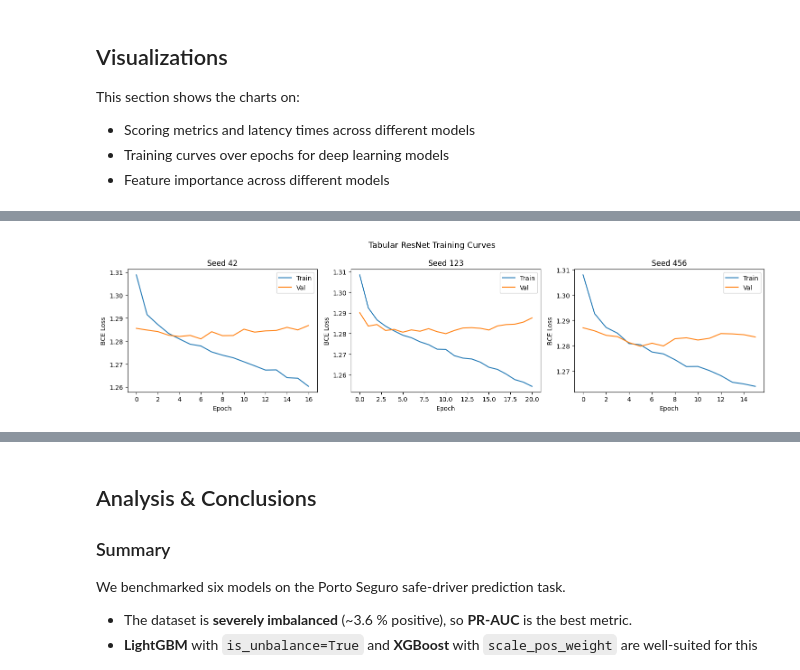
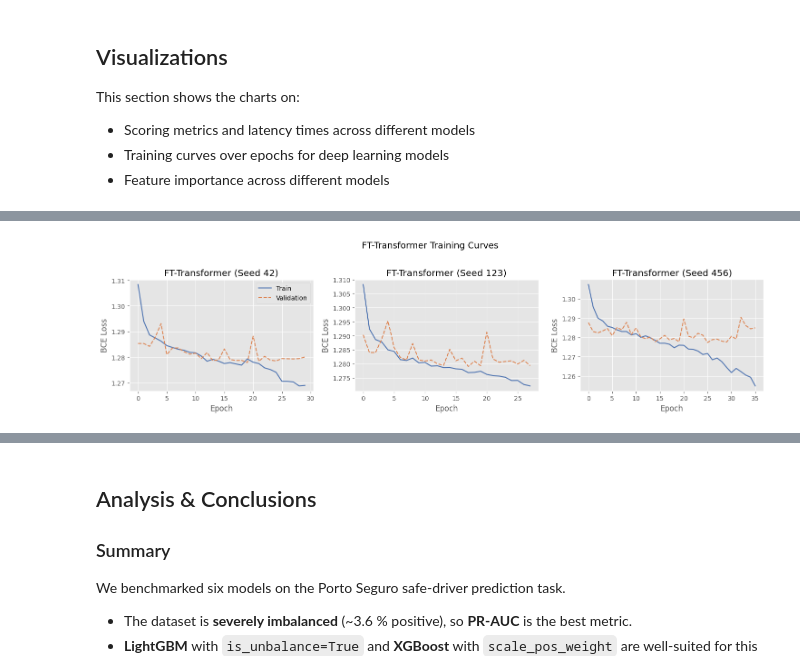
Before and after one commit to yongseng87/DSS5104-Assignment-2, a Jupyter notebook: dataset3_porto_seguro_goris.ipynb, the cells around one changed output, grey strips where cells are left out. Drawn from its saved outputs; the diff is of its cells as text; code cells hidden in the pictures.

```diff
--- a/dataset3_porto_seguro_goris.ipynb
+++ b/dataset3_porto_seguro_goris.ipynb
@@ -1455,8 +1470,15 @@ for seed in SEEDS:
     timer.stop("train")
 
     timer.start("inference")
-    preds = m.predict(X_te_all)
+
+    # Tuning for best F1 threshold since RF doesn't output well-calibrated probabilities
     probs = m.predict_proba(X_te_all)[:, 1]
+    thresholds = np.linspace(0, 1, 50)
+    f1_scores = [f1_score(y_test_ps, (probs > t).astype(int)) for t in thresholds]
+    best_t = thresholds[np.argmax(f1_scores)]
+    preds = (probs > best_t).astype(int)
+    best_f1 = max(f1_scores)
+
     timer.stop("inference")
 
     batch_latency = timer.get_total("inference")
@@ -1472,6 +1494,6 @@ for seed in SEEDS:
         'f1': f1})
 
     rf_model_last = m
-    print(f"  Seed {seed}: Acc={acc:.4f}, AUC={auc:.4f}, PR-AUC={pr_auc:.4f}, F1={f1:.4f}, batch latency={batch_latency:.2f}s, per-sample latency={per_sample_latency:.3g}s ")
+    print(f"  Seed {seed}: Acc={acc:.4f}, AUC={auc:.4f}, PR-AUC={pr_auc:.4f}, F1={f1:.4f} (thr={best_t:.2f}), batch latency={batch_latency:.2f}s, per-sample latency={per_sample_latency:.3g}s ")
 # %% [output]
 Training Random Forest across seeds...
@@ -1555,7 +1592,7 @@ for seed in SEEDS:
         C=best_lr['C'],
         penalty='l2',
         solver='liblinear',
-        class_weight=best_lr['class_weight'],
+        class_weight='balanced',
         max_iter=1000,
         random_state=seed
     )
@@ -1772,16 +1947,29 @@ plt.show()
 # %%
-# Tabular ResNet training curves
-fig, axes = plt.subplots(1, len(SEEDS), figsize=(15, 4))
-for ax, seed in zip(axes, SEEDS):
-    tr_l, va_l = rn_train_curves[seed]
-    ax.plot(tr_l, label='Train')
-    ax.plot(va_l, label='Val')
-    ax.set_title(f'Seed {seed}')
-    ax.set_xlabel('Epoch')
-    ax.set_ylabel('BCE Loss')
-    ax.legend()
-plt.suptitle('Tabular ResNet Training Curves', fontsize=13)
-plt.tight_layout()
+plt.style.use("ggplot")
+
+fig, axes = plt.subplots(1, len(SEEDS), figsize=(5 * len(SEEDS), 4), sharex=False)
+
+if len(SEEDS) == 1:
+    axes = [axes]
+
+for i, seed in enumerate(SEEDS):
+    ax = axes[i]
+
+    if seed in ft_train_curves:
+        tr_l, va_l = ft_train_curves[seed]
+
+        ax.plot(tr_l, label="Train", color="#4C72B0", linewidth=1.5)
+        ax.plot(va_l, label="Validation", color="#DD8452", linestyle="--", linewidth=1.5)
+
+    ax.set_title(f"FT-Transformer (Seed {seed})")
+    ax.set_xlabel("Epoch")
+    ax.set_ylabel("BCE Loss")
+
+axes[0].legend(loc="upper right")
+
+fig.suptitle("FT-Transformer Training Curves", fontsize=14)
+fig.tight_layout(rect=[0, 0, 1, 0.95])
+
 plt.show()
 # %% [output]
-[figure, old version]
+[figure, new version]
```
Also changed, not shown: parts of 32 cells of this notebook.
